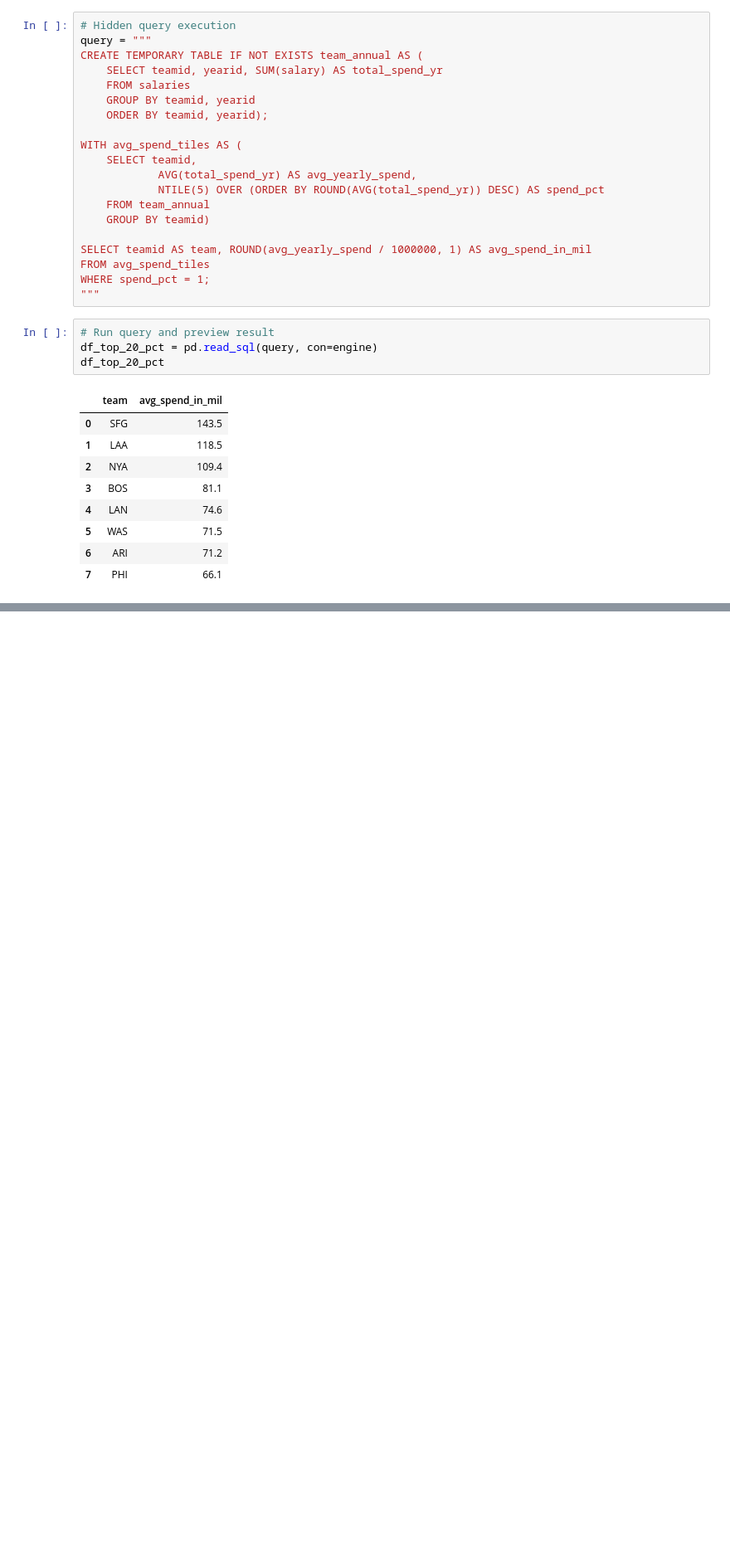
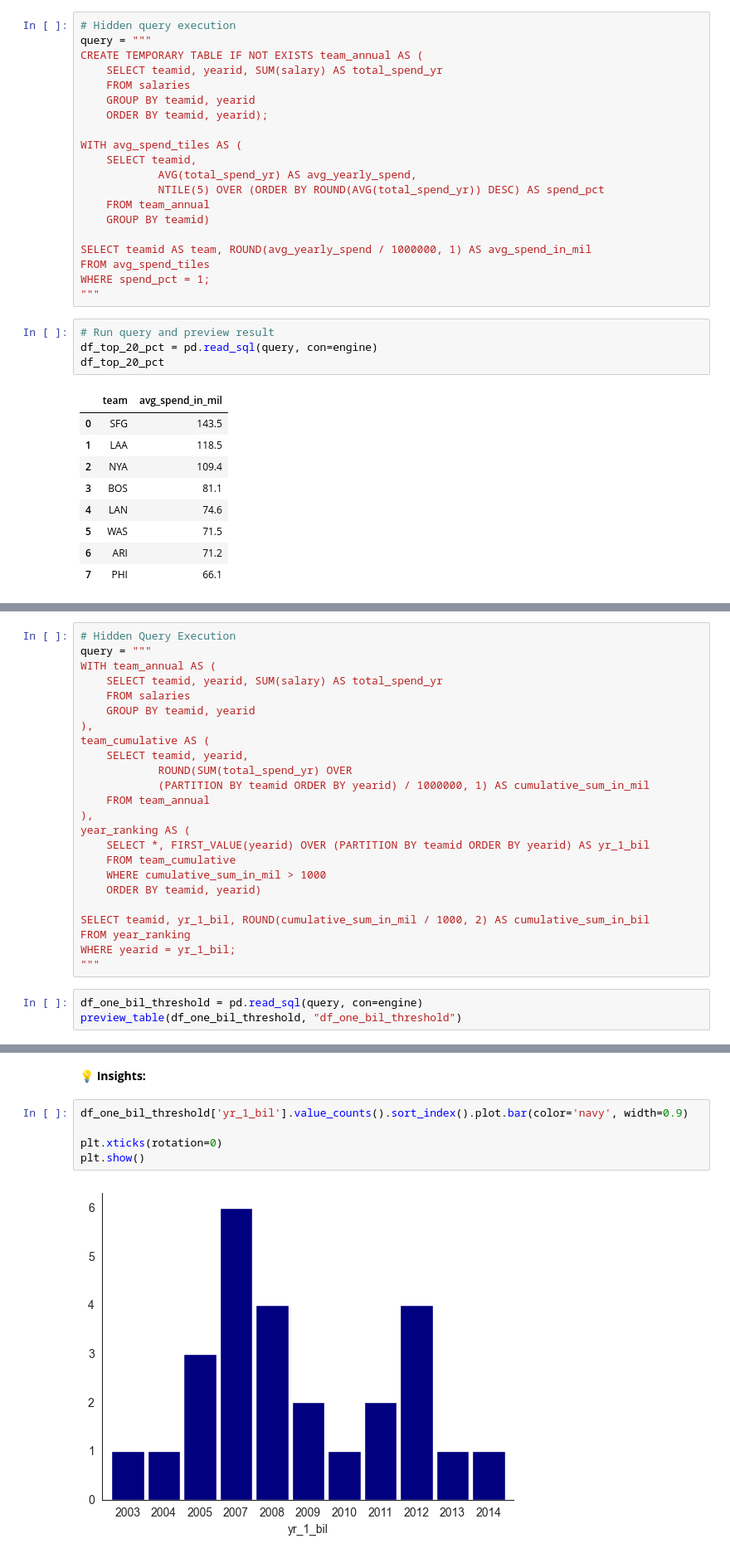
Before and after one commit to shree131/mlb-player-analytics, a Jupyter notebook: NoteBooks/MLB Players Analysis.ipynb, the cells around one changed output, grey strips where cells are left out. Shown at 83% size. Cells and saved outputs as stored; diff of their text form; blank space fills up the shorter version.

```diff
--- a/NoteBooks/MLB Players Analysis.ipynb
+++ b/NoteBooks/MLB Players Analysis.ipynb
@@ -509,0 +600,27 @@ plt.show()
+# %%
+# Hidden Query Execution
+query = """
+WITH team_annual AS (
+    SELECT teamid, yearid, SUM(salary) AS total_spend_yr
+    FROM salaries
+    GROUP BY teamid, yearid
+),
+team_cumulative AS (
+	SELECT teamid, yearid,
+			ROUND(SUM(total_spend_yr) OVER
+			(PARTITION BY teamid ORDER BY yearid) / 1000000, 1) AS cumulative_sum_in_mil
+	FROM team_annual
+),
+year_ranking AS (
+	SELECT *, FIRST_VALUE(yearid) OVER (PARTITION BY teamid ORDER BY yearid) AS yr_1_bil
+	FROM team_cumulative
+	WHERE cumulative_sum_in_mil > 1000
+	ORDER BY teamid, yearid)
+
+SELECT teamid, yr_1_bil, ROUND(cumulative_sum_in_mil / 1000, 2) AS cumulative_sum_in_bil
+FROM year_ranking
+WHERE yearid = yr_1_bil;
+"""
+# %%
+df_one_bil_threshold = pd.read_sql(query, con=engine)
+preview_table(df_one_bil_threshold, "df_one_bil_threshold")
@@ -509,0 +635,9 @@ plt.show()
+# %% [markdown]
+**💡 Insights:**
+# %%
+df_one_bil_threshold['yr_1_bil'].value_counts().sort_index().plot.bar(color='navy', width=0.9)
+
+plt.xticks(rotation=0)
+plt.show()
+# %% [output]
+[figure, added]
```
Also changed, not shown: parts of 15 cells of this notebook, 1 other file.
